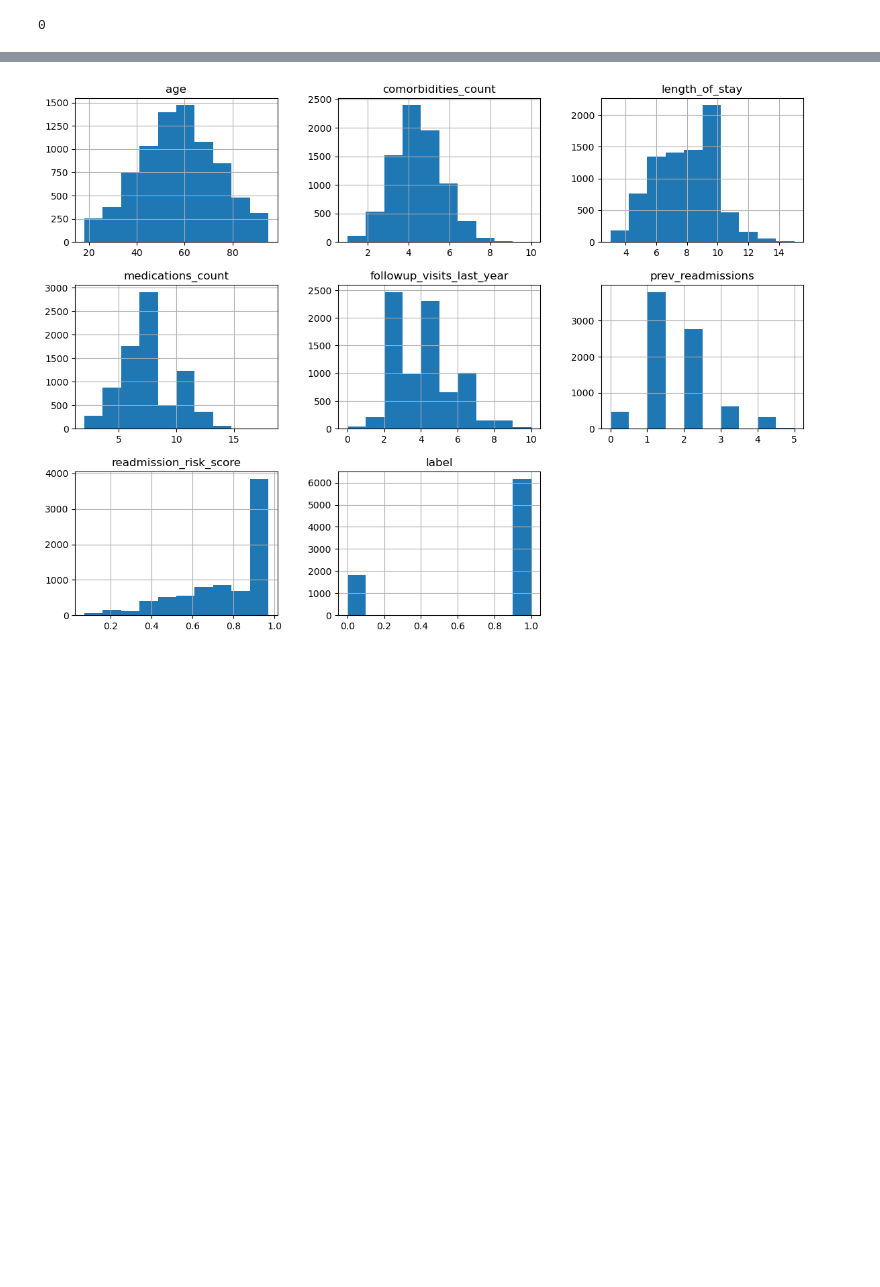
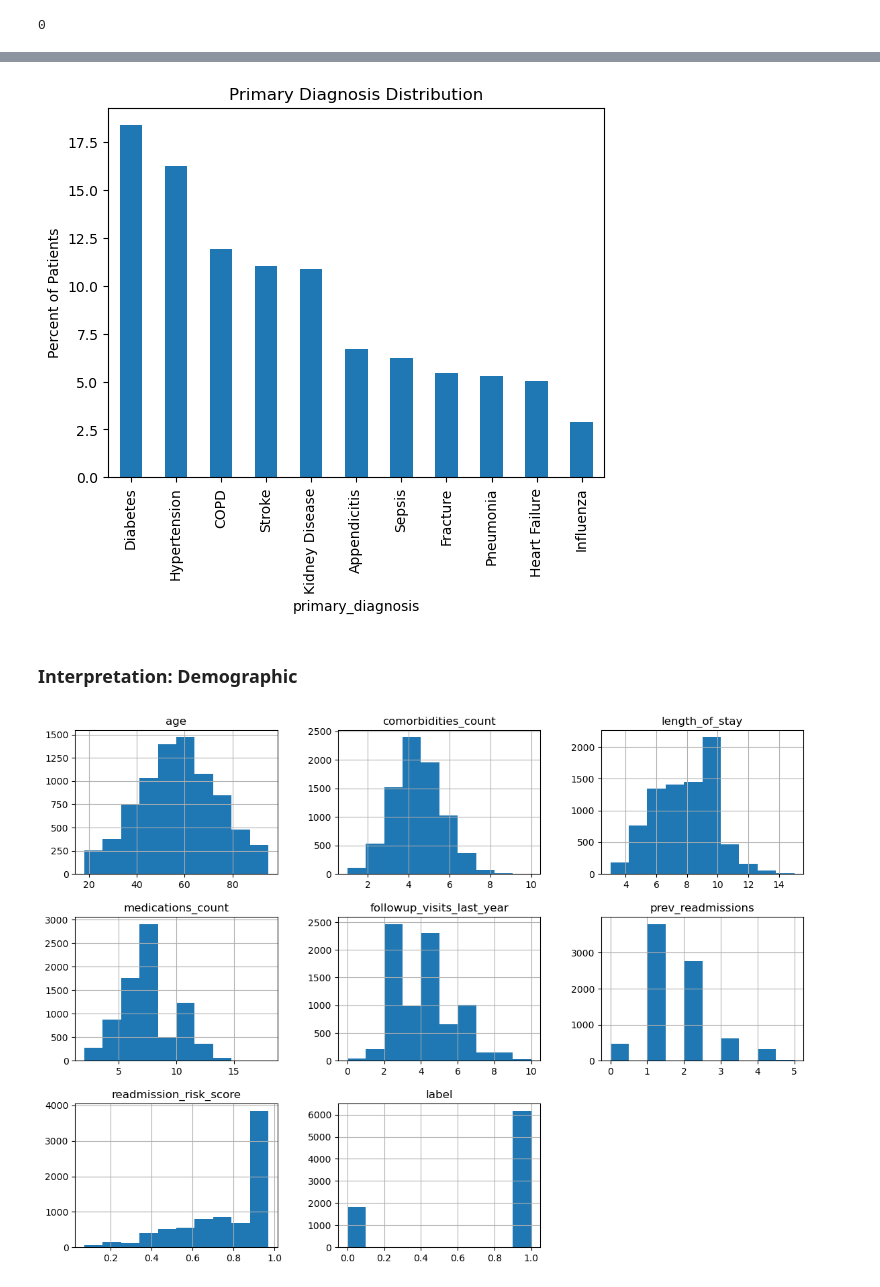
Before and after one commit to royphelps1/hospital-readmission-analysis, a Jupyter notebook: notebooks/01_exploratory_data_analysis.ipynb, the cells around one changed output, grey strips where cells are left out. Cells and saved outputs as stored; diff of their text form; code cells hidden in the pictures; blank space fills up the shorter version.

```diff
--- a/notebooks/01_exploratory_data_analysis.ipynb
+++ b/notebooks/01_exploratory_data_analysis.ipynb
@@ -163,0 +272,17 @@ After checking the target variable distribution, the split is almost 80 / 20.
+# %%
+#create age groups and look at insurance type by age group
+
+#starts at 18 years old
+
+bins = [0, 30, 45, 60, 75, 100]
+groups = ["18-30", "31-45", "46-60", "61-75", "76+"]
+
+df["age_group"] = pd.cut(df["age"], bins=bins, labels=groups)
+
+insurance_age_pct = pd.crosstab(
+    df["age_group"],
+    df["insurance_type"],
+    normalize="index"
+) * 100
+
+print(insurance_age_pct.round(1))
@@ -164,3 +297,26 @@ After checking the target variable distribution, the split is almost 80 / 20.
+# %%
+#primary diagnosis
+diagnosis_n = df["primary_diagnosis"].value_counts()
+diagnosis_percent = df["primary_diagnosis"].value_counts(normalize=True) * 100
+
+diagnosis_percent.plot(
+    kind="bar",
+    title="Primary Diagnosis Distribution",
+    ylabel="Percent of Patients"
+)
+
+
+plt.savefig(
+    IMAGE_DIR / "Primary Diagnosis Distribution.png",
+    dpi=300,
+    bbox_inches="tight"
+)
+
+plt.show()
+# %% [output]
+[figure, added]
+# %% [markdown]
+### Interpretation: Demographic
 # %%
 # Histograms for numaric values
 df.hist(figsize=(14,10))
```
Also changed, not shown: parts of 29 cells of this notebook, 13 other files.
